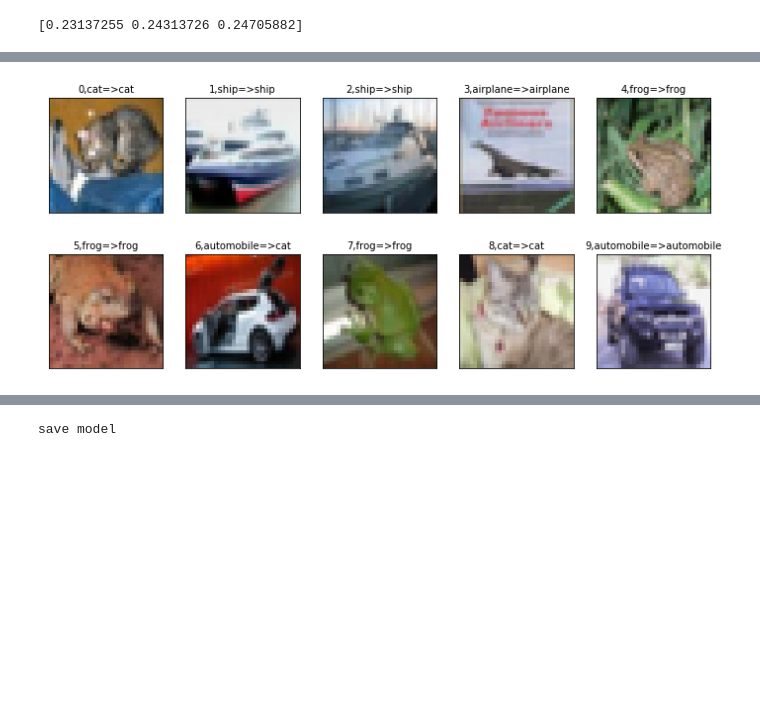
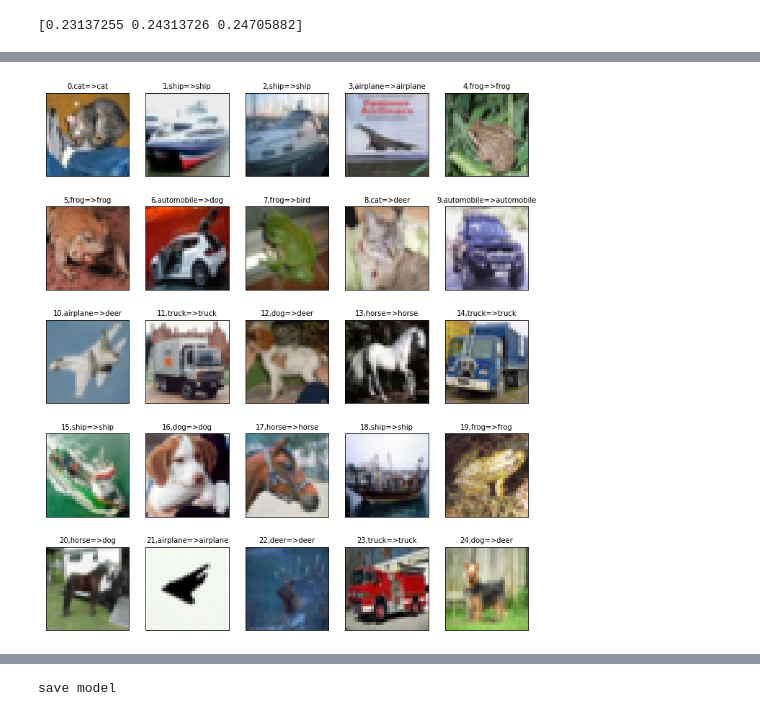
Before and after one commit to hiop5155/-, a Jupyter notebook: CNN-cifar.ipynb, the cells around one changed output, grey strips where cells are left out. Drawn from its saved outputs; the diff is of its cells as text; code cells hidden in the pictures; blank space fills up the shorter version.

```diff
--- a/CNN-cifar.ipynb
+++ b/CNN-cifar.ipynb
@@ -110,16 +111,18 @@ Non-trainable params: 0
 _________________________________________________________________
 # %%
 #training
-try:
-    model.load_weights("cifarModel.h5")
-    print("載入上次訓練model權重")
-except:
-    print("沒有model可以載入，訓練新model")
+#載入model 由於一次訓練幾乎就OK了 若是載入上次訓練的權重再繼續訓練圖形看起來很容易被認為overfitting 所以沒使用載入
+# try:
+#     model.load_weights("cifarModel.h5")
+#     print("載入上次訓練model權重")
+# except:
+#     print("沒有model可以載入，訓練新model")
+
 model.compile(loss='categorical_crossentropy',
               optimizer='adam',metrics=['accuracy'])
 
-train_history = model.fit(x_img_train_normalize,y_label_train_OneHot,
-                              validation_split=0.2,
-                              epochs=50, batch_size=128,verbose=2)
+train_history = model.fit(x_img_train_normalize, y_label_train_OneHot,
+                          validation_split=0.2,
+                          epochs=100, batch_size=128,verbose=1)
 # %% [output]
 Train on 40000 samples, validate on 10000 samples
@@ -168,8 +173,8 @@ accuracy:0.7519999742507935
 # %%
 prediction = model.predict_classes(x_img_test_normalize)
-plot_images_labels_prediction(x_img_test, y_label_test,prediction,0,10)
+plot_images_labels_prediction(x_img_test, y_label_test,prediction,0,25)
 # %% [output]
-[figure, old version]
+[figure, new version]
 # %%
 #查看單獨圖片預測結果
 Predicted_Probability = model.predict(x_img_test_normalize)
```
Also changed, not shown: parts of 8 cells of this notebook, 1 other file.
